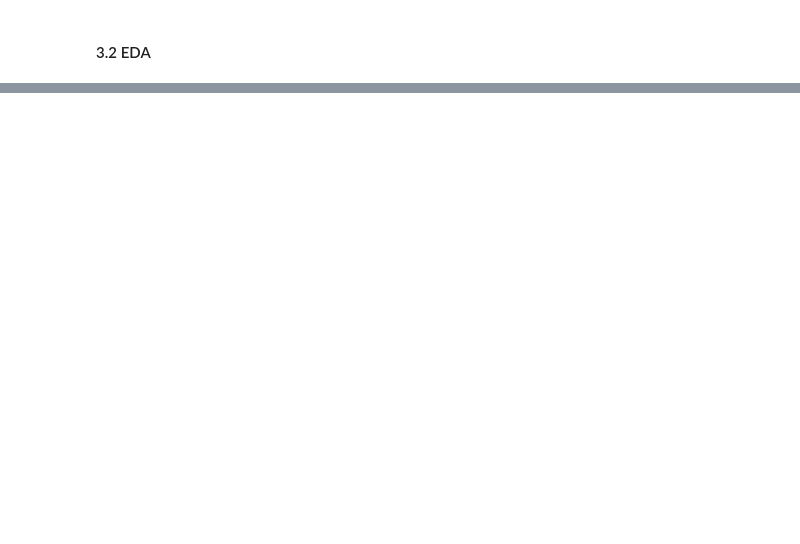
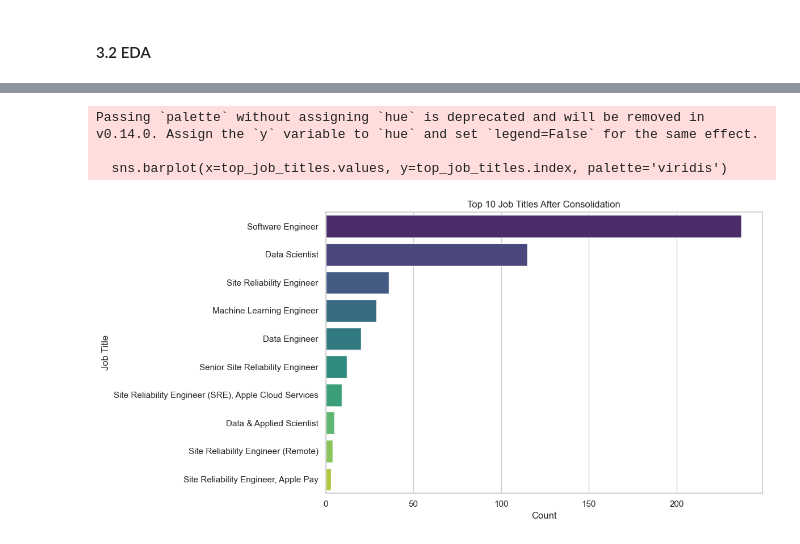
Before and after one commit to Tim60161/workproject_matching_algo, a Jupyter notebook: synthetic_data_binary.ipynb, the cells around one changed output, grey strips where cells are left out. Drawn from its saved outputs; the diff is of its cells as text; code cells hidden in the pictures; blank space fills up the shorter version.

```diff
--- a/synthetic_data_binary.ipynb
+++ b/synthetic_data_binary.ipynb
@@ -996,0 +1161,12 @@ df_job_descriptions_linkedin = dd.read_csv(file_path)
+# %%
+# List of columns to drop
+columns_to_drop = [
+    'Employment type', 'Industries', 'Seniority level', 'company_id', 'context', 'post_id', 'post_url', 'salary'
+]
+
+# Drop the specified columns
+df_filtered_2 = df_filtered_2.drop(columns=columns_to_drop)
+
+# Verify the columns have been dropped
+print("Remaining columns in the dataset:")
+print(df_filtered_2.columns)
@@ -996,0 +1186,3 @@ df_job_descriptions_linkedin = dd.read_csv(file_path)
+# %%
+# Set seaborn style for better visuals
+sns.set(style='whitegrid')
@@ -996,0 +1323,15 @@ df_job_descriptions_linkedin = dd.read_csv(file_path)
+# %%
+# Plot the top 10 job titles after consolidation
+top_job_titles = df_filtered_2['title'].value_counts().head(10)
+plt.figure(figsize=(12, 6))
+sns.barplot(x=top_job_titles.values, y=top_job_titles.index, palette='viridis')
+plt.title('Top 10 Job Titles After Consolidation')
+plt.xlabel('Count')
+plt.ylabel('Job Title')
+plt.tight_layout()
+plt.show()
+# %% [output]
+Passing `palette` without assigning `hue` is deprecated and will be removed in v0.14.0. Assign the `y` variable to `hue` and set `legend=False` for the same effect.
+
+  sns.barplot(x=top_job_titles.values, y=top_job_titles.index, palette='viridis')
+[figure, added]
```
Also changed, not shown: parts of 19 cells of this notebook.
